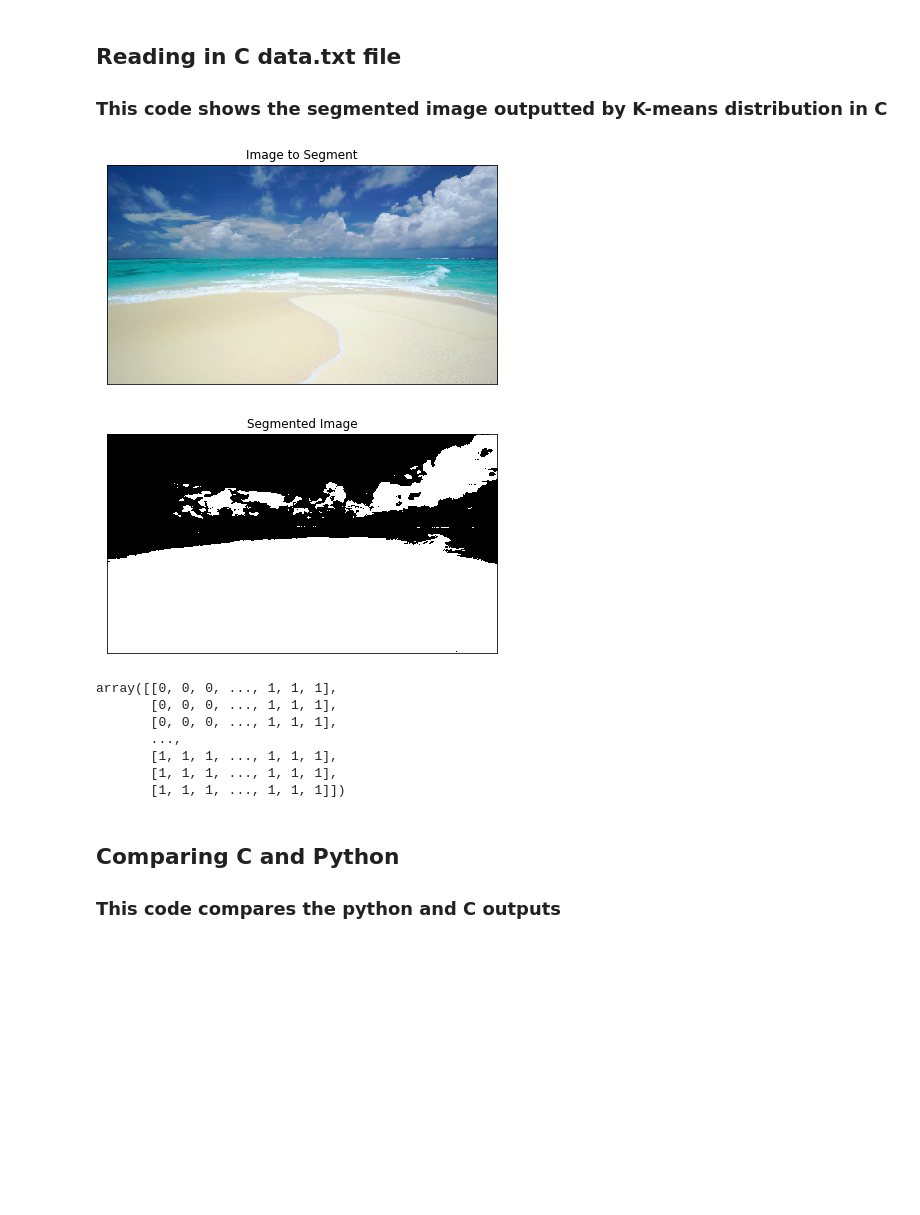
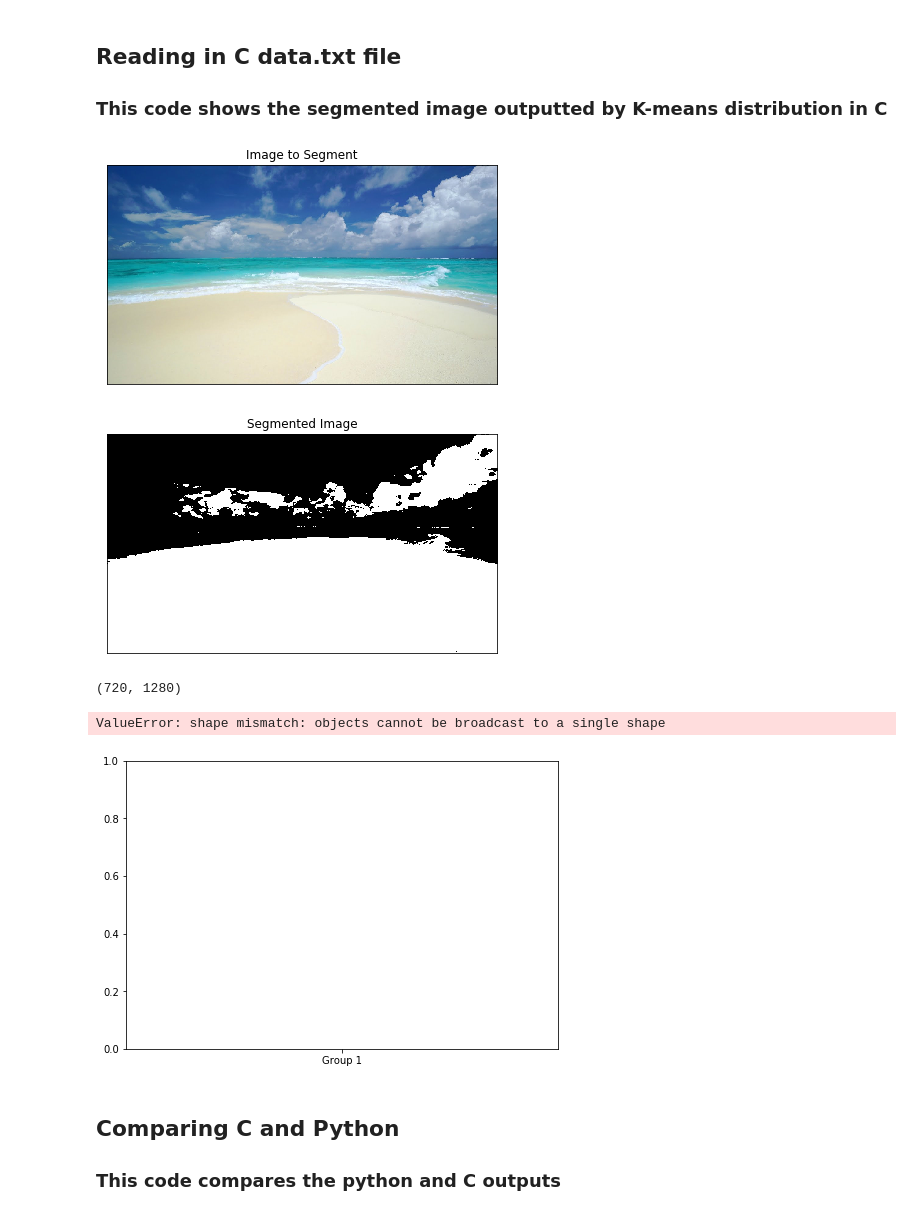
Before and after one commit to Patrick-Erath/KMeansSemgentation, a Jupyter notebook: image-segmentation.ipynb, the cells around one changed output. Drawn from its saved outputs; the diff is of its cells as text; code cells hidden in the pictures; blank space fills up the shorter version.

Commit message:
added additional graph

```diff
--- a/image-segmentation.ipynb
+++ b/image-segmentation.ipynb
@@ -48,17 +48,25 @@ def show_segmented():
     return img_clustered
 
 show_original()
-show_segmented()
+img_clusterd_c = show_segmented()
 # %% [output]
 [figure]
 [figure]
-array([[0, 0, 0, ..., 1, 1, 1],
-       [0, 0, 0, ..., 1, 1, 1],
-       [0, 0, 0, ..., 1, 1, 1],
-       ...,
-       [1, 1, 1, ..., 1, 1, 1],
-       [1, 1, 1, ..., 1, 1, 1],
-       [1, 1, 1, ..., 1, 1, 1]])
+# %%
+print(img_clusterd_c.shape)
+# %% [output]
+(720, 1280)
+# %%
+fig = plt.figure()
+ax = fig.add_axes([0,0,1,1])
+groups = ['Group 1', 'Group 2']
+group_counts = [393991, ]
+ax.bar(langs,img_clusterd_c)
+
+plt.show()
+# %% [output]
+ValueError: shape mismatch: objects cannot be broadcast to a single shape
+[figure, added]
 # %% [markdown]
 ## Comparing C and Python
 ### This code compares the python and C outputs
```
